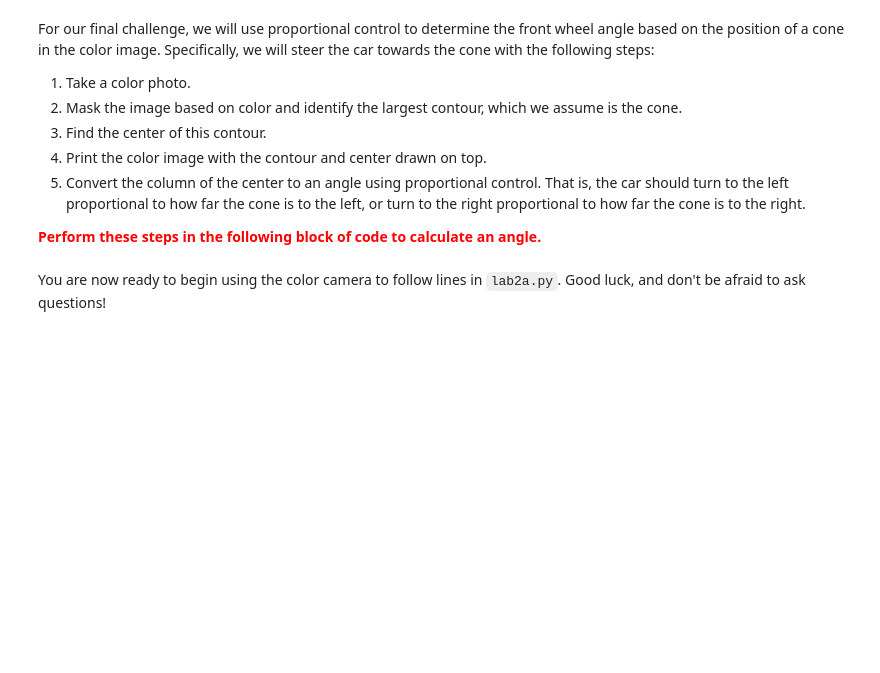
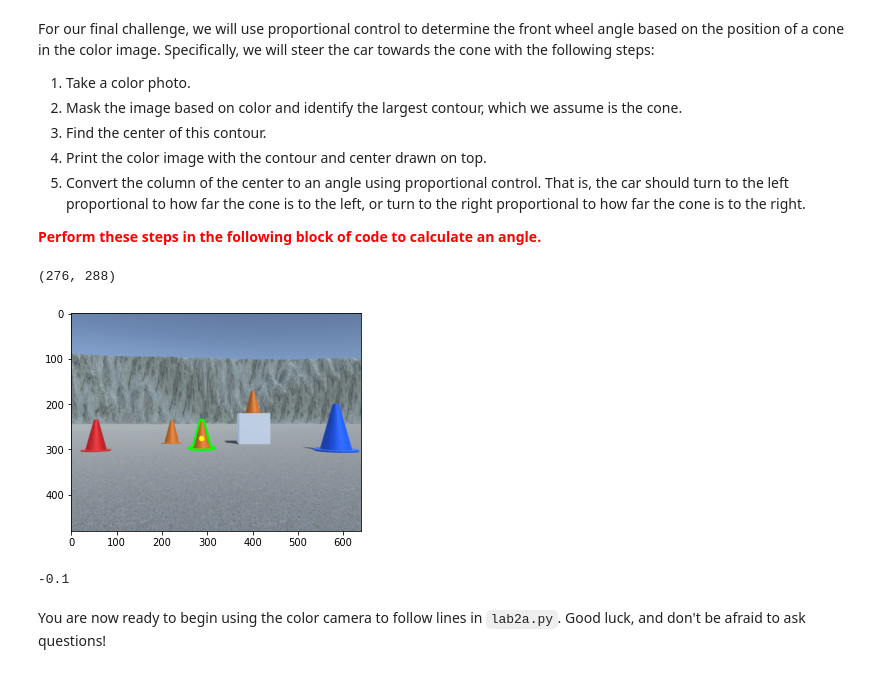
Before and after one commit to MITLLRacecar/racecar-gp3-hot-rods, a Jupyter notebook: labs/lab2/lab2.ipynb, the cells around one changed output. Drawn from its saved outputs; the diff is of its cells as text; code cells hidden in the pictures; blank space fills up the shorter version.

```diff
--- a/labs/lab2/lab2.ipynb
+++ b/labs/lab2/lab2.ipynb
@@ -418,7 +463,10 @@ def clamp(value: float, vmin: float, vmax: float) -> float:
     Returns:
         The value saturated between vmin and vmax.
     """
-    # TODO: Make sure that value is between min and max
+    output = value
+    if output < vmin : output = vmin
+    elif output > vmax : output = vmax
+    return output
 # %% [markdown]
 Let's test out our `clamp` function.
 # %%
@@ -545,2 +587,34 @@ image = rc.camera.get_color_image_async()
+# %%
+image = rc.camera.get_color_image_async()
+
+# Make HSV mask
+hsv_lower = (0, 0, 0)
+hsv_upper = (30, 255, 255)
+mask = get_mask(image, hsv_lower, hsv_upper)
+
+# Find the largest contour
+contours = find_contours(mask)
+largest_contour = get_largest_contour(contours)
+
+# Draw a circle at the contour center
+center = get_contour_center(largest_contour)
+print(center)
+image_copy = np.copy(image)
+draw_circle(image_copy, center)
+draw_contour(image_copy, largest_contour)
+show_image(image_copy)
+
+kP = 1
+scale = 1 / (rc.camera.get_width() / 2)
+error = (center[1] - (rc.camera.get_width() / 2)) * scale
+angle = kP * error
+angle = clamp(angle, -1, 1)
+print(angle)
+
+# TODO: Use the contour center to calculate and print an angle in the range [-1, 1]
+# %% [output]
+(276, 288)
+[figure, added]
+-0.1
 # %% [markdown]
 You are now ready to begin using the color camera to follow lines in `lab2a.py`. Good luck, and don't be afraid to ask questions!
```
Also changed, not shown: parts of 25 cells of this notebook, 1 other file.
